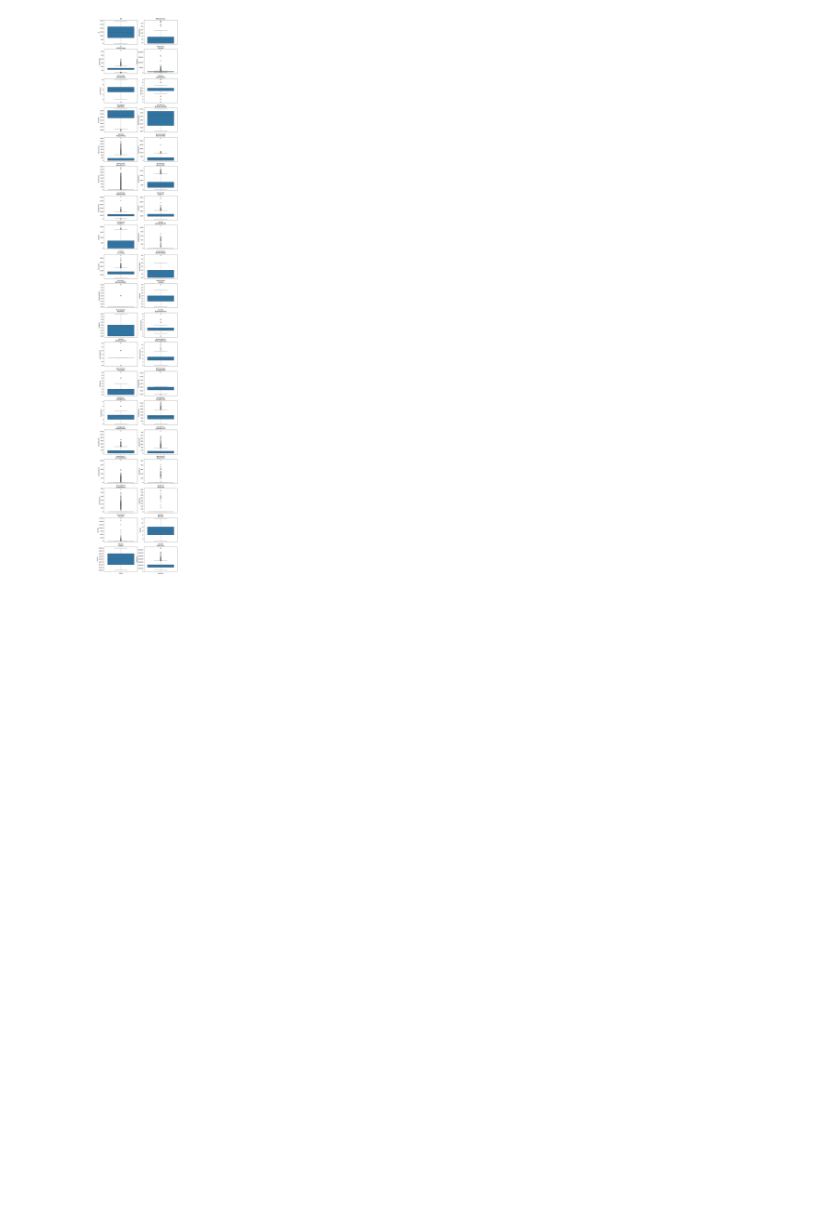
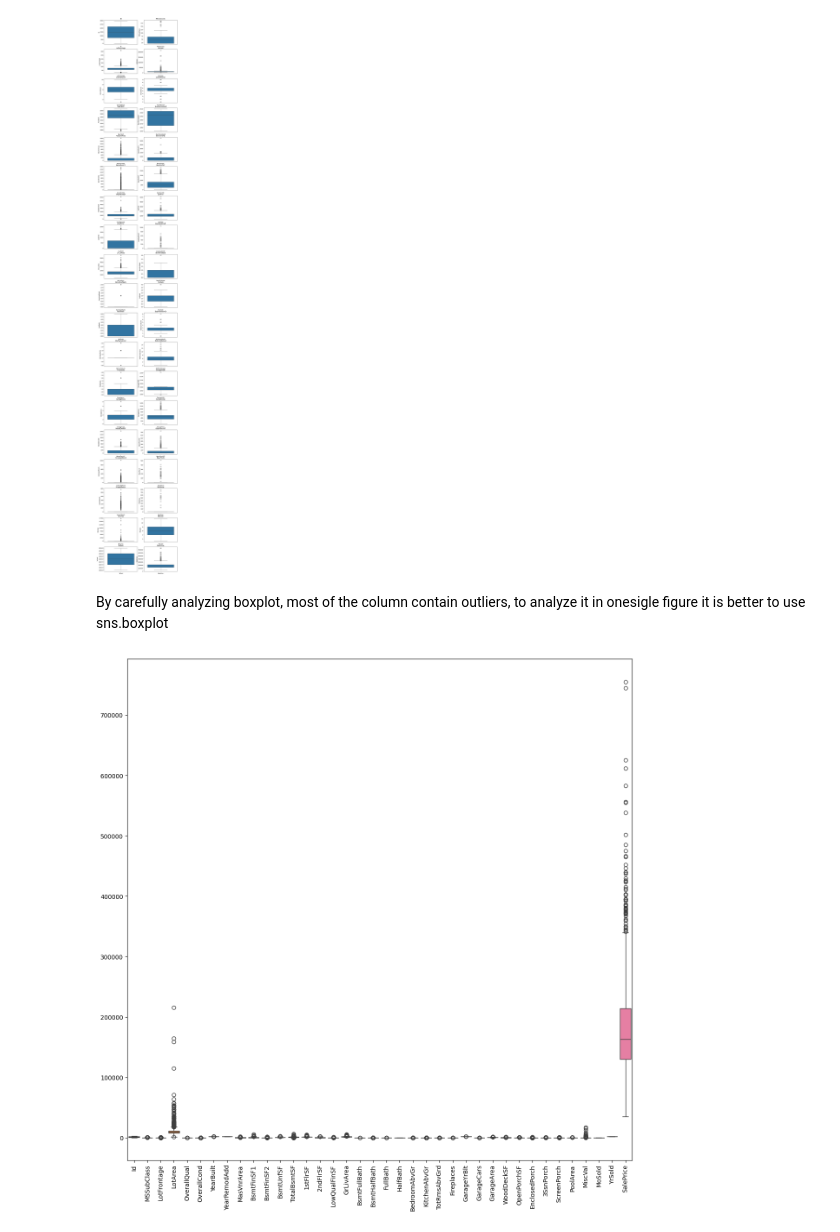
Before and after one commit to prasadPattuvamVeedu/LinearRegression_model_kaggle_competition, a Jupyter notebook: ML_model_kaggle.ipynb, the cells around one changed output. Cells and saved outputs as stored; diff of their text form; code cells hidden in the pictures; blank space fills up the shorter version.

```diff
--- a/ML_model_kaggle.ipynb
+++ b/ML_model_kaggle.ipynb
@@ -127,3 +127,15 @@ plt.savefig("save_fig/boxplot.png")
 plt.show()
 # %% [output]
 [figure]
+# %% [markdown]
+By carefully analyzing boxplot, most of the column contain outliers, to analyze it in onesigle figure it is better to use sns.boxplot
+# %%
+plt.figure(figsize=(15,15))
+sns.boxplot(data=housing_data[numerical_columns])
+ax = plt.gca()
+ax.set_xticks(range(len(numerical_columns)))
+ax.set_xticklabels(numerical_columns, rotation=90)
+plt.savefig("save_fig/box1.png")
+plt.show()
+# %% [output]
+[figure, added]
```
Also changed, not shown: parts of 14 cells of this notebook, 1 other file.
